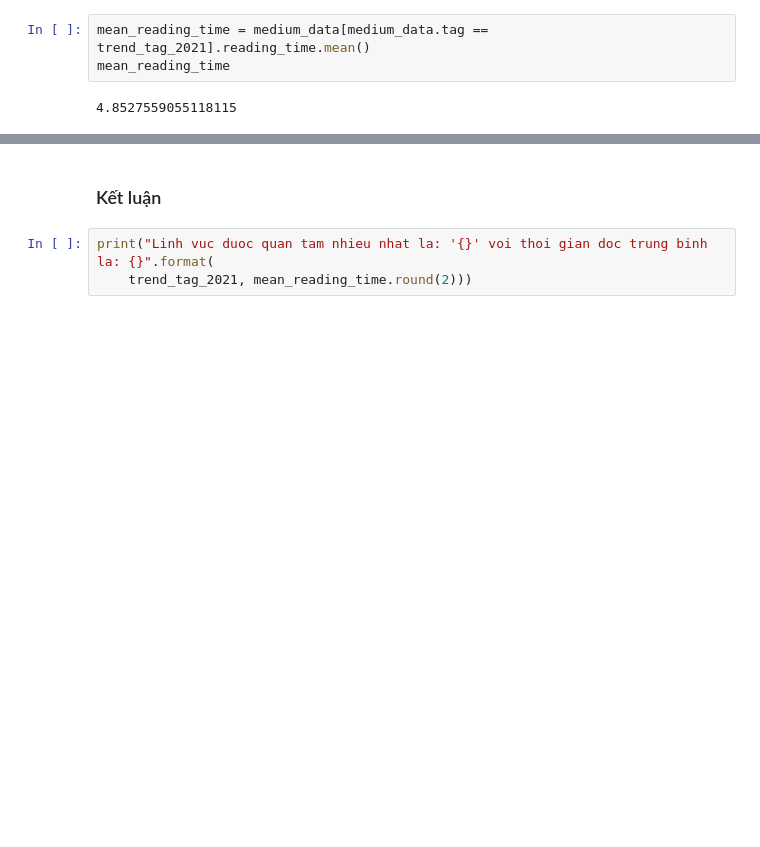
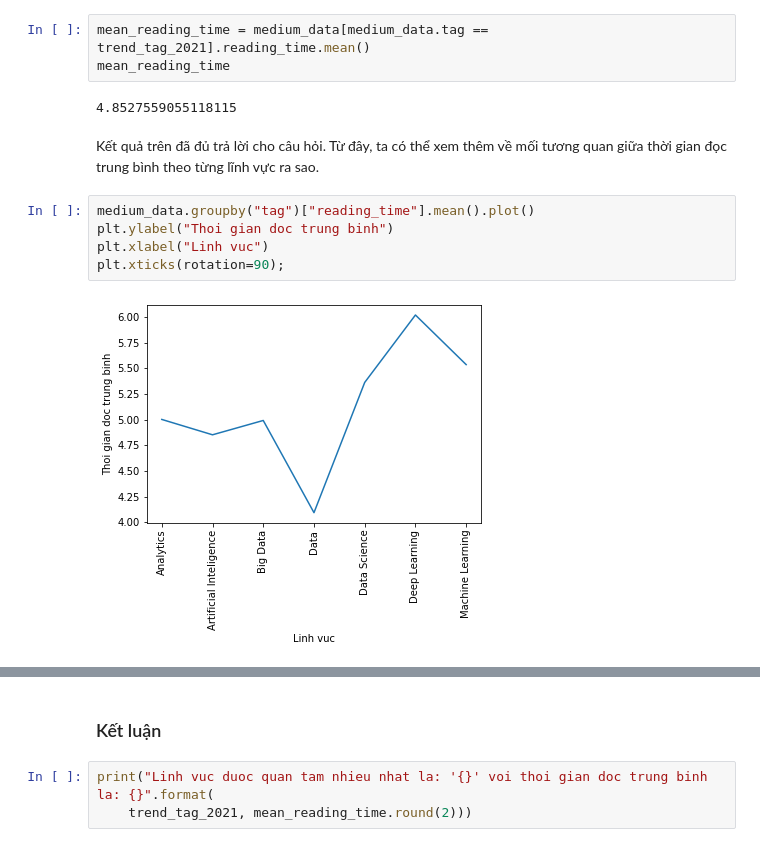
Before and after one commit to kenneth-nguyenn/P4DS_FinalProject, a Jupyter notebook: Source/Final Project.ipynb, the cells around one changed output, grey strips where cells are left out. Saved outputs shown, nothing was run; the diff lists cells and outputs as text; blank space fills up the shorter version.

Commit message:
update chinh sua theo gop y

```diff
--- a/Source/Final Project.ipynb
+++ b/Source/Final Project.ipynb
@@ -630,3 +644,12 @@ mean_reading_time = medium_data[medium_data.tag == trend_tag_2021].reading_time.
 mean_reading_time
 # %% [output]
 4.8527559055118115
+# %% [markdown]
+Kết quả trên đã đủ trả lời cho câu hỏi. Từ đây, ta có thể xem thêm về mối tương quan giữa thời gian đọc trung bình theo từng lĩnh vực ra sao.
+# %%
+medium_data.groupby("tag")["reading_time"].mean().plot()
+plt.ylabel("Thoi gian doc trung binh")
+plt.xlabel("Linh vuc")
+plt.xticks(rotation=90);
+# %% [output]
+[figure, added]
```
Also changed, not shown: parts of 9 cells of this notebook.
